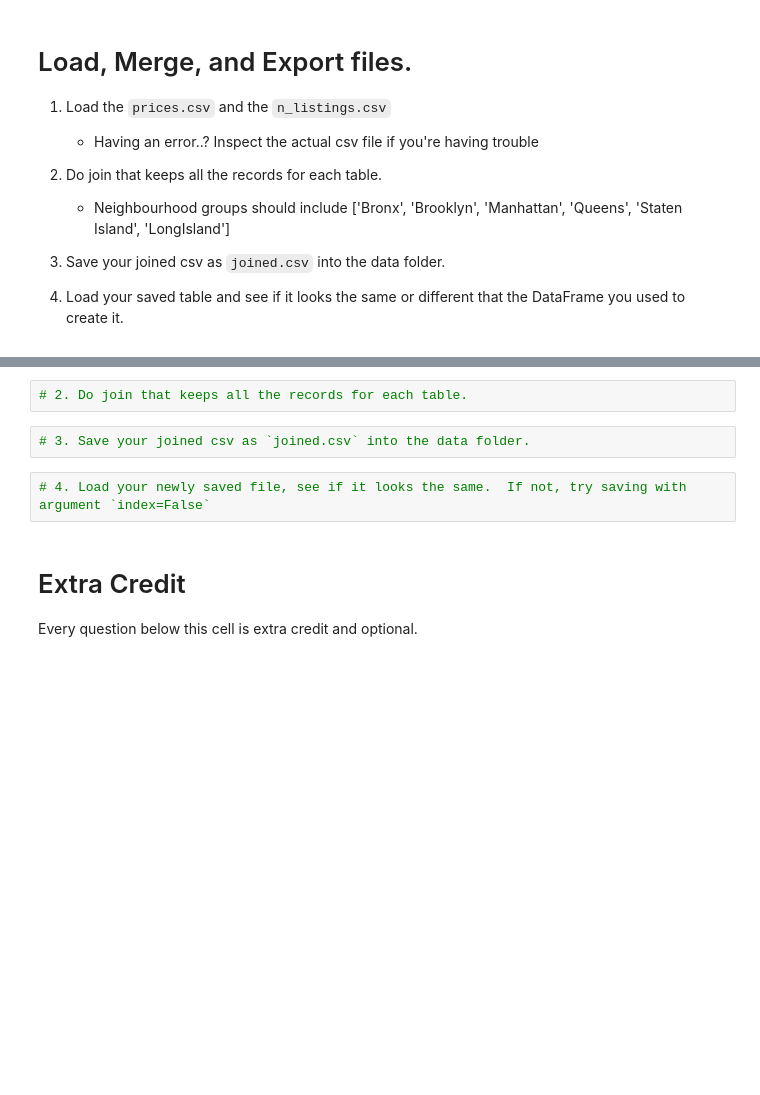
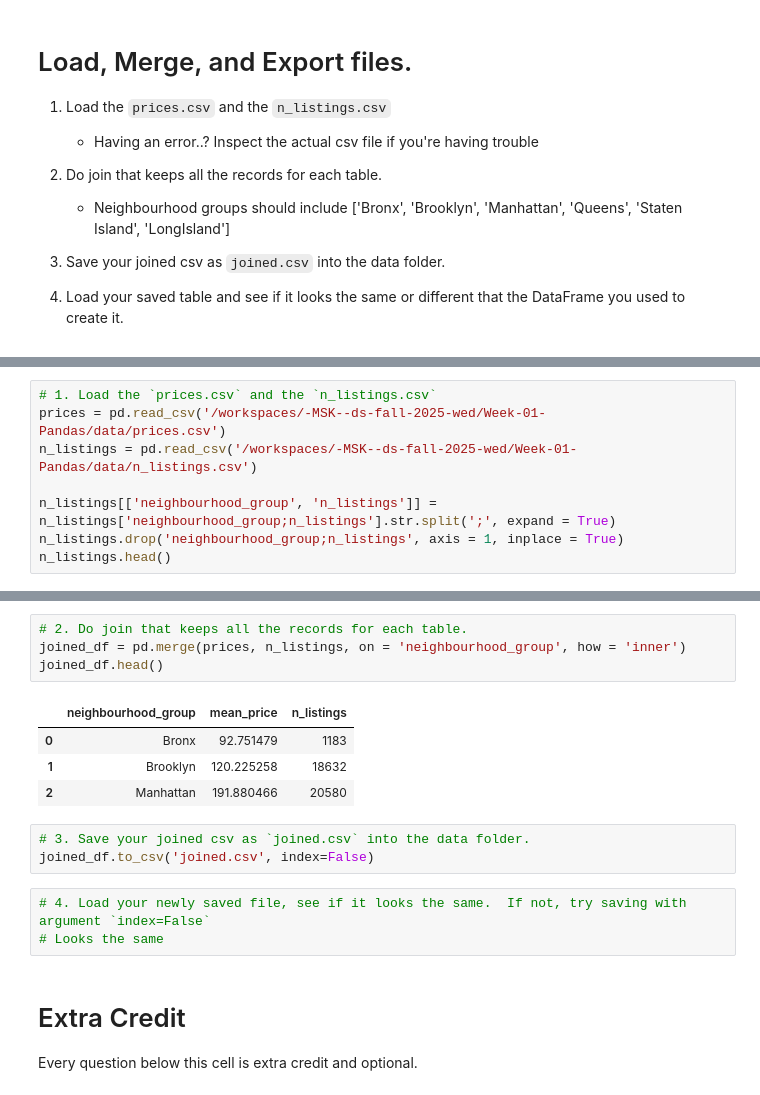
Before and after one commit to MSK59/-MSK--ds-fall-2025-wed, a Jupyter notebook: Week-01-Pandas/exercise/Muhammad-Khalid-week-01.ipynb, the cells around one changed output, grey strips where cells are left out. Drawn from its saved outputs; the diff is of its cells as text; blank space fills up the shorter version.

```diff
--- a/Week-01-Pandas/exercise/Muhammad-Khalid-week-01.ipynb
+++ b/Week-01-Pandas/exercise/Muhammad-Khalid-week-01.ipynb
@@ -133,0 +248,8 @@ See the caveats in the documentation: https://pandas.pydata.org/pandas-docs/stab
+# %%
+# 1. Load the `prices.csv` and the `n_listings.csv`
+prices = pd.read_csv('/workspaces/-MSK--ds-fall-2025-wed/Week-01-Pandas/data/prices.csv')
+n_listings = pd.read_csv('/workspaces/-MSK--ds-fall-2025-wed/Week-01-Pandas/data/n_listings.csv')
+
+n_listings[['neighbourhood_group', 'n_listings']] = n_listings['neighbourhood_group;n_listings'].str.split(';', expand = True)
+n_listings.drop('neighbourhood_group;n_listings', axis = 1, inplace = True)
+n_listings.head()
@@ -134,9 +262,18 @@ See the caveats in the documentation: https://pandas.pydata.org/pandas-docs/stab
 # %%
 # 2. Do join that keeps all the records for each table.
+joined_df = pd.merge(prices, n_listings, on = 'neighbourhood_group', how = 'inner')
+joined_df.head()
+# %% [output]
+|  | neighbourhood_group | mean_price | n_listings |
+| 0 | Bronx | 92.751479 | 1183 |
+| 1 | Brooklyn | 120.225258 | 18632 |
+| 2 | Manhattan | 191.880466 | 20580 |
 # %%
 # 3. Save your joined csv as `joined.csv` into the data folder.
+joined_df.to_csv('joined.csv', index=False)
 # %%
 # 4. Load your newly saved file, see if it looks the same.  If not, try saving with argument `index=False`
+# Looks the same
 # %% [markdown]
 # Extra Credit
 Every question below this cell is extra credit and optional.
```
Also changed, not shown: parts of 11 cells of this notebook, 1 other file.
